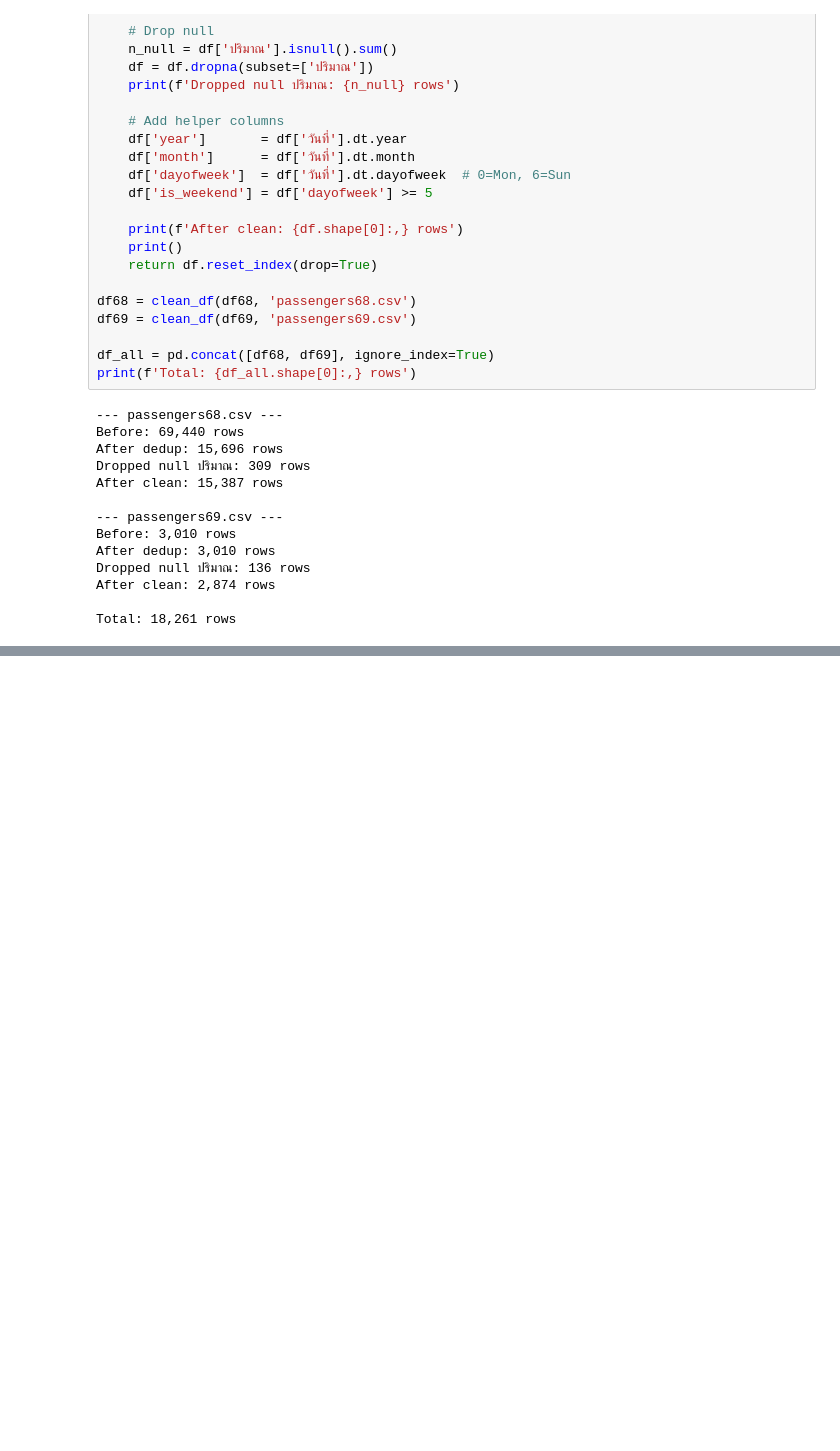
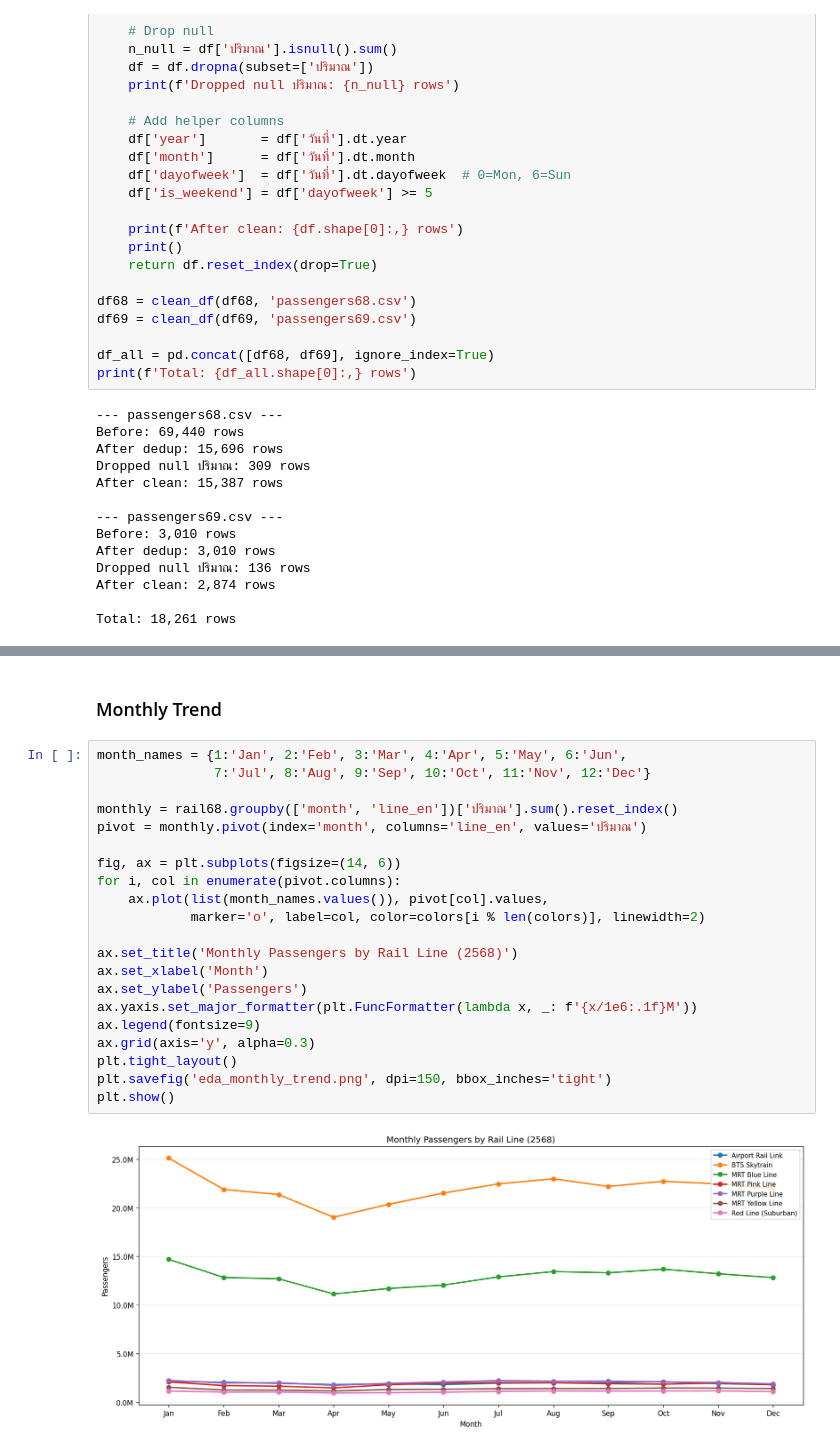
Before and after one commit to Kongbeng-21/SuperAi, a Jupyter notebook: Week1.ipynb, the cells around one changed output, grey strips where cells are left out. Saved outputs shown, nothing was run; the diff lists cells and outputs as text; blank space fills up the shorter version.

```diff
--- a/Week1.ipynb
+++ b/Week1.ipynb
@@ -261,0 +360,25 @@ Vehicle types: 43
+# %% [markdown]
+### Monthly Trend
+# %%
+month_names = {1:'Jan', 2:'Feb', 3:'Mar', 4:'Apr', 5:'May', 6:'Jun',
+               7:'Jul', 8:'Aug', 9:'Sep', 10:'Oct', 11:'Nov', 12:'Dec'}
+
+monthly = rail68.groupby(['month', 'line_en'])['ปริมาณ'].sum().reset_index()
+pivot = monthly.pivot(index='month', columns='line_en', values='ปริมาณ')
+
+fig, ax = plt.subplots(figsize=(14, 6))
+for i, col in enumerate(pivot.columns):
+    ax.plot(list(month_names.values()), pivot[col].values,
+            marker='o', label=col, color=colors[i % len(colors)], linewidth=2)
+
+ax.set_title('Monthly Passengers by Rail Line (2568)')
+ax.set_xlabel('Month')
+ax.set_ylabel('Passengers')
+ax.yaxis.set_major_formatter(plt.FuncFormatter(lambda x, _: f'{x/1e6:.1f}M'))
+ax.legend(fontsize=9)
+ax.grid(axis='y', alpha=0.3)
+plt.tight_layout()
+plt.savefig('eda_monthly_trend.png', dpi=150, bbox_inches='tight')
+plt.show()
+# %% [output]
+[figure, added]
```
Also changed, not shown: parts of 18 cells of this notebook.
